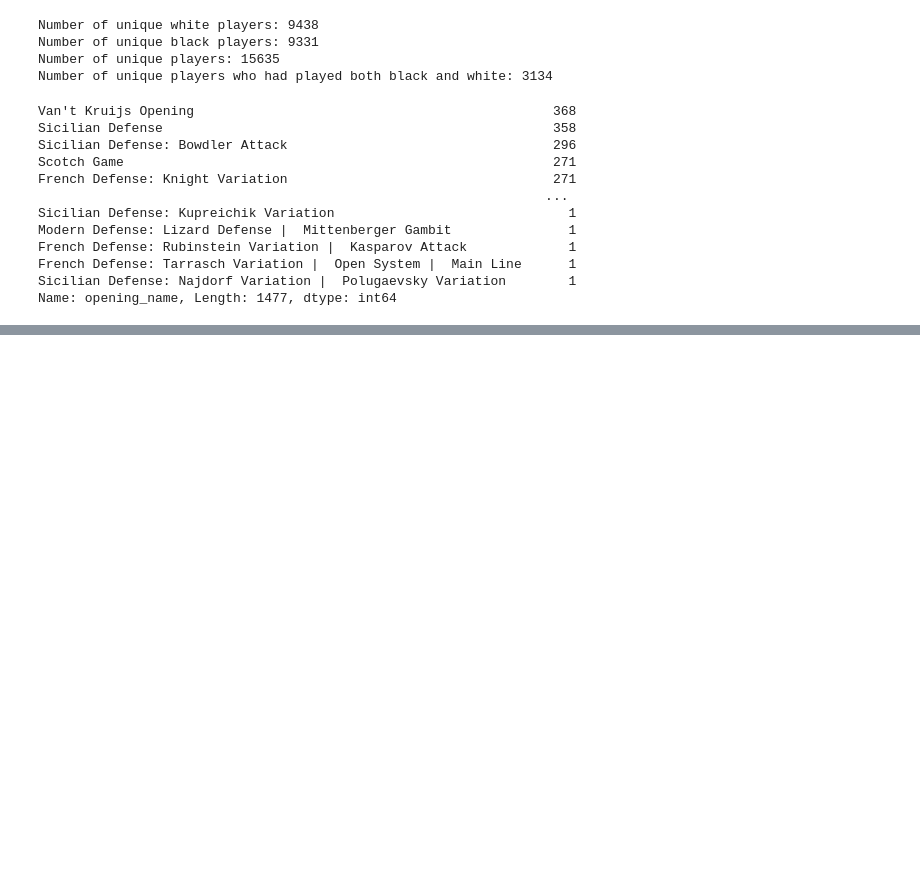
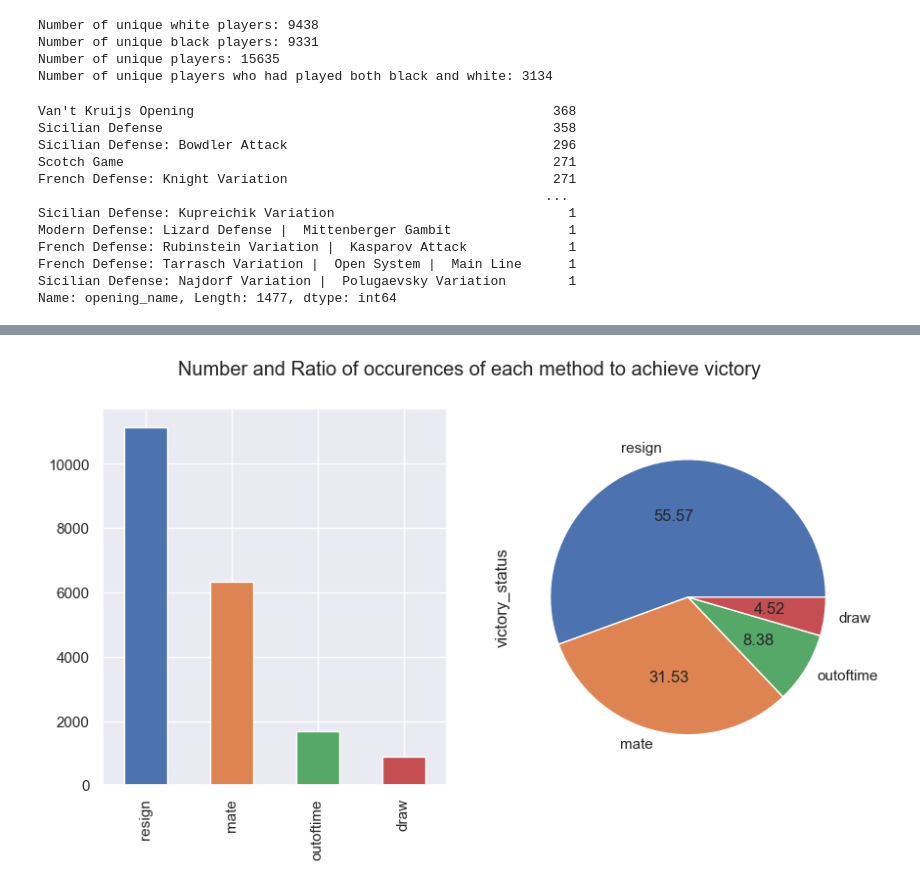
Before and after one commit to ParunNg/Chess-Winning-Rate-Prediction, a Jupyter notebook: chess_games.ipynb, the cells around one changed output, grey strips where cells are left out. Saved outputs shown, nothing was run; the diff lists cells and outputs as text; code cells hidden in the pictures; blank space fills up the shorter version.

```diff
--- a/chess_games.ipynb
+++ b/chess_games.ipynb
@@ -101,0 +101,8 @@ plt.show()
+# %%
+fig, axs = plt.subplots(1, 2, figsize=(10, 5))
+df['victory_status'].value_counts().plot.bar(color=sns.color_palette(), ax=axs[0])
+df['victory_status'].value_counts().plot.pie(autopct='%.2f', ax=axs[1])
+fig.suptitle("Number and Ratio of occurences of each method to achieve victory")
+plt.show()
+# %% [output]
+[figure, added]
```
Also changed, not shown: parts of 15 cells of this notebook.
